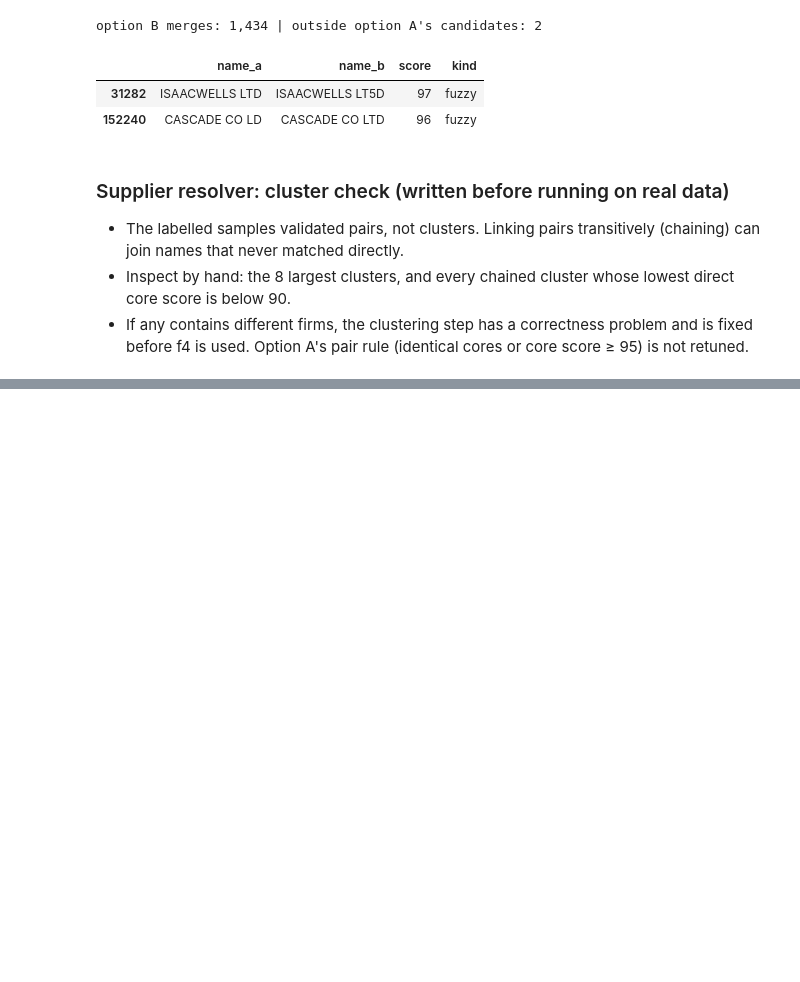
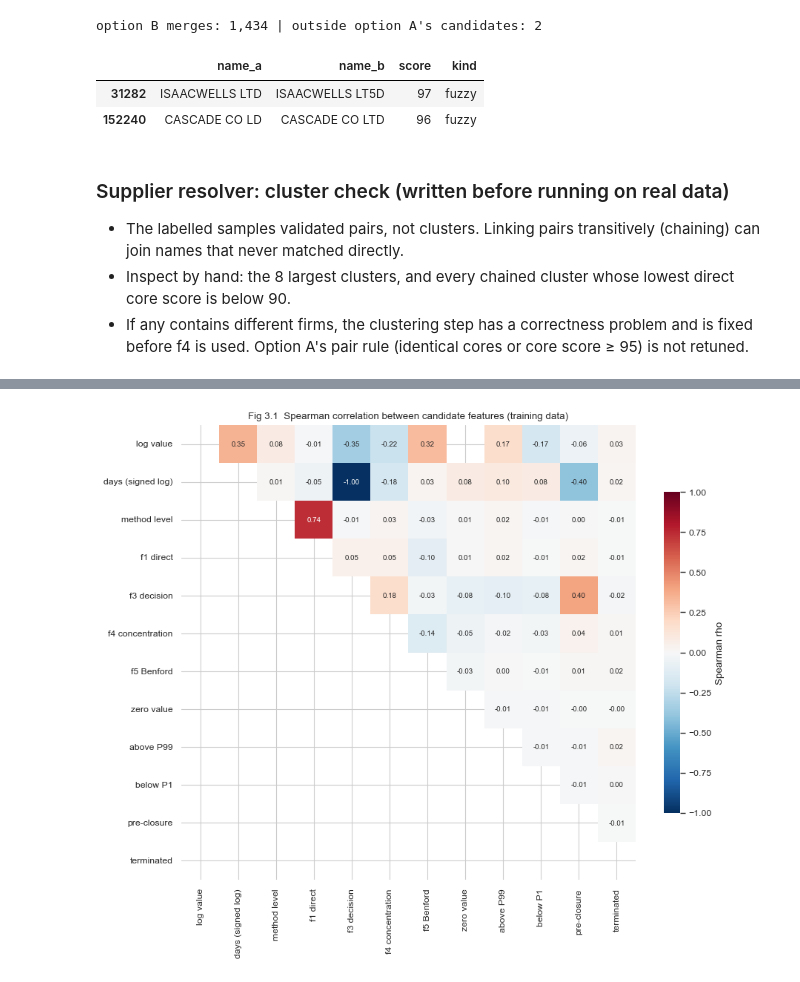
Before and after one commit to Razan-O-Elobeid/kenya-procurement-triage, a Jupyter notebook: phase2_implementation/notebooks/pipeline_execution.ipynb, the cells around one changed output, grey strips where cells are left out. Drawn from its saved outputs; the diff is of its cells as text; code cells hidden in the pictures; blank space fills up the shorter version.

```diff
--- a/phase2_implementation/notebooks/pipeline_execution.ipynb
+++ b/phase2_implementation/notebooks/pipeline_execution.ipynb
@@ -485,0 +772,99 @@ for name, X in [("train", X_train), ("test", X_test)]:
+# %%
+# step 5: correlation, VIF and mutual information (training data, step 4 transforms applied)
+import importlib, src.entity_resolution, src.features
+importlib.reload(src.entity_resolution); importlib.reload(src.features)
+from src.features import IndicatorBuilder
+from sklearn.feature_selection import mutual_info_regression
+
+ib5 = IndicatorBuilder().fit(X_train)   # refit so below_p1 exists
+F = ib5.transform(X_train)
+signed_log = lambda d: np.sign(d) * np.log1p(np.abs(d))
+
+# step 4 transforms, thresholds from training data
+v = F["value_amount"].astype(float)
+F["log_value"] = np.log1p(v.where(v > 0).clip(ib5.p1_, ib5.p99_))
+d = F["days_to_signing"]
+d1, d99 = d.quantile([0.01, 0.99])
+F["days_slog"] = signed_log(d.clip(d1, d99))
+print(f"frozen step 4 thresholds (train): value P1 {ib5.p1_:,.0f} | P99 {ib5.p99_:,.0f} KES | days P1 {d1:.0f} | P99 {d99:.0f}")
+
+cand = ["log_value", "days_slog", "method_level", "f1_direct_award", "f3_decision_period",
+        "f4_supplier_concentration", "f5_benford_deviation", "zero_value_award", "above_p99",
+        "below_p1", "is_signed_pre_closure", "is_terminated"]
+short = {"log_value": "log value", "days_slog": "days (signed log)", "method_level": "method level",
+         "f1_direct_award": "f1 direct", "f3_decision_period": "f3 decision", "f4_supplier_concentration": "f4 concentration",
+         "f5_benford_deviation": "f5 Benford", "zero_value_award": "zero value", "above_p99": "above P99",
+         "below_p1": "below P1", "is_signed_pre_closure": "pre-closure", "is_terminated": "terminated"}
+print("coverage (non-missing, train):", F[cand].notna().mean().round(3).rename(short).to_dict(), "\n")
+
+# 1. pairwise Spearman (pairwise complete)
+rho = F[cand].corr(method="spearman")
+pairs = rho.where(np.triu(np.ones(rho.shape, bool), 1)).stack().rename("rho").reset_index()
+pairs["abs"] = pairs["rho"].abs()
+pairs = pairs.sort_values("abs", ascending=False)
+print("strongest pairs (Spearman):")
+print(pairs.head(8).assign(level_0=lambda p: p["level_0"].map(short), level_1=lambda p: p["level_1"].map(short))
+      [["level_0", "level_1", "rho"]].round(3).to_string(index=False))
+print(f"pairs with |rho| >= 0.85: {(pairs['abs'] >= 0.85).sum()}\n")
+
+# 2. VIF on standardised inputs (median imputation, as a model would see them)
+def vif(cols):
+    Z = F[cols].fillna(F[cols].median())
+    Z = Z.loc[:, Z.std() > 0]
+    inv = np.linalg.pinv(np.corrcoef(Z.to_numpy(), rowvar=False))
+    return pd.Series(np.diag(inv), index=Z.columns).rename(short).round(2).sort_values(ascending=False)
+
+model_in = [c for c in cand if c not in ["f1_direct_award", "f3_decision_period"]]
+print("VIF, all candidates:", vif(cand).to_dict())
+print("VIF, planned model inputs (f1, f3 excluded):", vif(model_in).to_dict(), "\n")
+
+# 3. mutual information against the target (leave-one-out where circular)
+target = {"f1_direct_award": "R_minus_f1_direct_award", "method_level": "R_minus_f1_direct_award",
+          "is_signed_pre_closure": "R_minus_f3_decision_period",
+          "f3_decision_period": "R_minus_f3_decision_period", "days_slog": "R_minus_f3_decision_period",
+          "f4_supplier_concentration": "R_minus_f4_supplier_concentration",
+          "f5_benford_deviation": "R_minus_f5_benford_deviation"}
+binary = {"f1_direct_award", "zero_value_award", "above_p99", "below_p1", "is_signed_pre_closure", "is_terminated"}
+mi = {}
+for c in cand:
+    tgt = target.get(c, "R")
+    xy = F[[c, tgt]].dropna()
+    xy = xy.sample(min(len(xy), 20000), random_state=0)
+    mi[short[c]] = (mutual_info_regression(xy[[c]], xy[tgt], discrete_features=c in binary, random_state=0)[0],
+                    "R" if tgt == "R" else "R minus " + tgt.split("_minus_")[1].split("_")[0])
+mi = pd.DataFrame(mi, index=["MI", "target"]).T.sort_values("MI", ascending=False)
+mi["MI"] = mi["MI"].astype(float).round(4)
+print("mutual information (reported only, not used to choose drops):")
+print(mi.to_string(), "\n")
+
+# fig 3.1: upper-triangle heatmap
+fig, ax = plt.subplots(figsize=(9, 7.5))
+mask = np.tril(np.ones(rho.shape, bool))
+sns.heatmap(rho.rename(index=short, columns=short), mask=mask, annot=True, fmt=".2f", cmap="RdBu_r",
+            vmin=-1, vmax=1, square=True, cbar_kws={"label": "Spearman rho", "shrink": 0.7},
+            annot_kws={"size": 7}, ax=ax)
+ax.set_title("Fig 3.1  Spearman correlation between candidate features (training data)")
+fig.tight_layout()
+fig.savefig(FIG / "fig3_1_correlation_matrix.png", dpi=300, bbox_inches="tight")
+plt.show()
+
+# fig 3.2: the two pairs collinear by construction, plus the strongest other pair
+pre = [{"days_slog", "f3_decision_period"}, {"method_level", "f1_direct_award"}]
+other = pairs[[{a, b} not in pre for a, b in zip(pairs["level_0"], pairs["level_1"])]].iloc[0]
+show = [("days_slog", "f3_decision_period"), ("method_level", "f1_direct_award"), (other["level_0"], other["level_1"])]
+rng = np.random.default_rng(0)
+fig, ax = plt.subplots(1, 3, figsize=(13, 4))
+for a, (x, y) in zip(ax, show):
+    s = F[[x, y]].dropna().sample(min(5000, F[[x, y]].dropna().shape[0]), random_state=0)
+    jx = rng.uniform(-0.15, 0.15, len(s)) if F[x].nunique() <= 5 else 0
+    jy = rng.uniform(-0.05, 0.05, len(s)) if F[y].nunique() <= 5 else 0
+    a.scatter(s[x] + jx, s[y] + jy, s=3, alpha=0.25)
+    a.set(xlabel=short[x], ylabel=short[y], title=f"rho = {rho.loc[x, y]:.2f}")
+ax[0].set_title(f"(a) by construction, rho = {rho.loc[show[0]]:.2f}")
+ax[1].set_title(f"(b) by construction, rho = {rho.loc[show[1]]:.2f}")
+ax[2].set_title(f"(c) strongest other pair, rho = {rho.loc[show[2]]:.2f}")
+fig.suptitle("Fig 3.2  Collinear pairs (training data, 5,000-point samples, jitter on discrete axes)")
+fig.tight_layout()
+fig.savefig(FIG / "fig3_2_collinear_scatterplots.png", dpi=300, bbox_inches="tight")
+plt.show()
+# %% [output]
@@ -485,0 +888 @@ for name, X in [("train", X_train), ("test", X_test)]:
+[figure, added]
```
Also changed, not shown: parts of 18 cells of this notebook, 15 other files.
